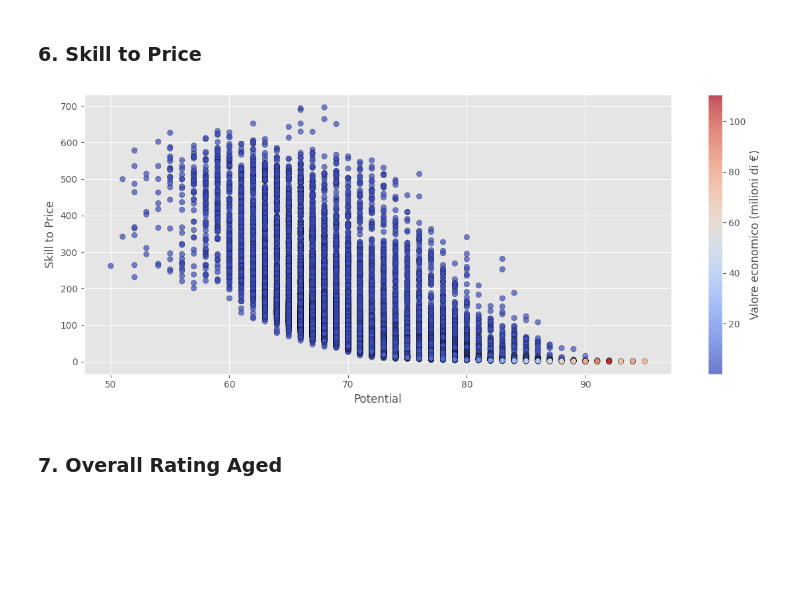
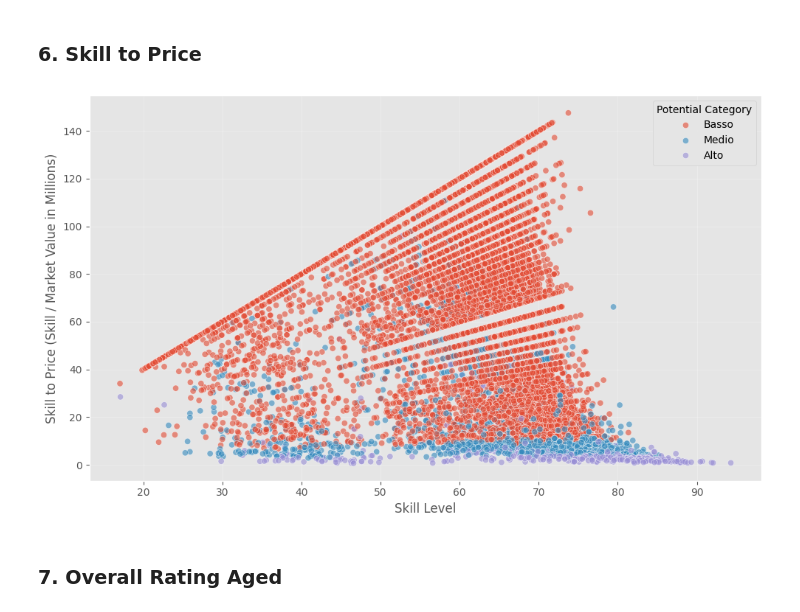
Before and after one commit to FedericoSabbadini/TalentScope_AI, a Jupyter notebook: Talent_Radar.ipynb, the cells around one changed output. Cells and saved outputs as stored; diff of their text form; code cells hidden in the pictures; blank space fills up the shorter version.

```diff
--- a/Talent_Radar.ipynb
+++ b/Talent_Radar.ipynb
@@ -289,42 +289,33 @@ plt.tight_layout()
 # %% [markdown]
 ### 6. Skill to Price
 # %%
+# Calcolo skill_level come media ponderata
 df_filtered['skill_level'] = (
     0.25 * df_filtered['ball_control'] +
     0.25 * df_filtered['composure'] +
     0.15 * df_filtered['vision'] +
     0.15 * df_filtered['short_passing'] +
-    0.1 * df_filtered['agility'] +
-    0.1 * df_filtered['acceleration']
+    0.10 * df_filtered['agility'] +
+    0.10 * df_filtered['acceleration']
 )
 
+value = df_filtered['value_euro'].clip(lower=1e5)
+penalty = np.minimum(1.0, value / 500_000)
 
-df_filtered['skill_to_price'] = df_filtered['skill_level'] / (
-    df_filtered['value_euro'].clip(lower=1e5) / 1_000_000
-)
+df_filtered['skill_to_price'] = (
+    df_filtered['skill_level'] / (value / 1_000_000)
+) * penalty
-# %%
-df_viz = df_filtered[(df_filtered['value_euro'] > 0) & (df_filtered['skill_to_price'] > 0)].copy()
-
-df_viz['value_mil'] = df_viz['value_euro'] / 1_000_000
-
-plt.figure(figsize=(12, 5))
-scatter = plt.scatter(
-    df_viz['potential'],
-    df_viz['skill_to_price'],
-    c=df_viz['value_mil'],
-    cmap='coolwarm',
-    alpha=0.7,
-    edgecolors='k',
-    linewidth=0.3
-)
-plt.colorbar(scatter, label='Valore economico (milioni di €)')
-plt.xlabel('Potential')
-plt.ylabel('Skill to Price')
-plt.grid(True)
-plt.tight_layout()
-plt.show()
-# %% [output]
-[figure, removed]
+# %%
+plt.figure(figsize=(10, 6))
+sns.scatterplot(x='skill_level', y='skill_to_price', hue='potential_category', data=df_filtered, alpha=0.6)
+plt.xlabel('Skill Level')
+plt.ylabel('Skill to Price (Skill / Market Value in Millions)')
+plt.grid(True, alpha=0.3)
+plt.legend(title='Potential Category')
+plt.tight_layout()
+plt.show()
+# %% [output]
+[figure, added]
 # %% [markdown]
 ### 7. Overall Rating Aged
 # %%
```
Also changed, not shown: parts of 1 cell of this notebook.
